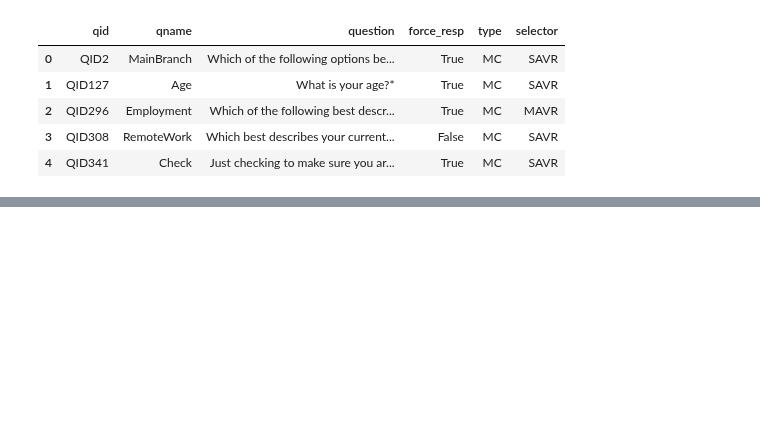
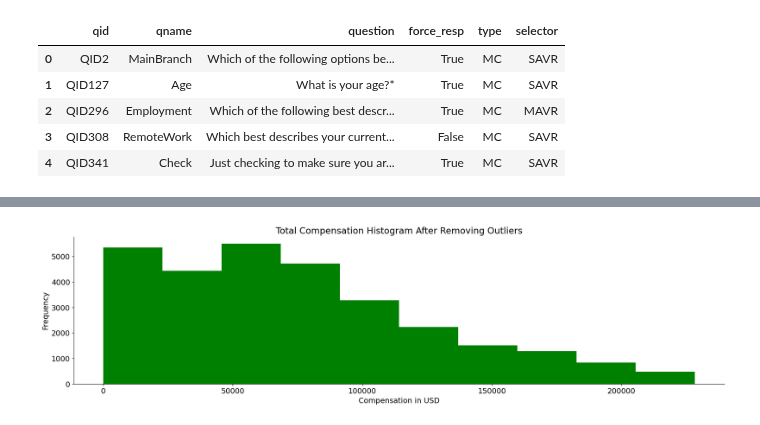
Before and after one commit to dakshbhatnagar/projects, a Jupyter notebook: stack-overflow-survey/analysis.ipynb, the cells around one changed output, grey strips where cells are left out. Cells and saved outputs as stored; diff of their text form; code cells hidden in the pictures; blank space fills up the shorter version.

```diff
--- a/stack-overflow-survey/analysis.ipynb
+++ b/stack-overflow-survey/analysis.ipynb
@@ -33,0 +115,6 @@ Name: count, dtype: int64
+# %%
+developers = results.query('MainBranch == "I am a developer by profession"')
+length =  developers.shape[0]
+
+round(results.query('MainBranch == "I am a developer by profession"')['DevType'].value_counts()/length*100,2)\
+                    .to_frame().reset_index().rename(columns={'count':'Percentage'})
@@ -33,0 +201,6 @@ Name: count, dtype: int64
+# %%
+filtered_data['Comp_USD'].plot(kind='hist', title='Total Compensation Histogram After Removing Outliers', color='green')
+plt.xlabel('Compensation in USD')
+plt.show()
+# %% [output]
+[figure, added]
```
Also changed, not shown: parts of 39 cells of this notebook, 3 other files.
